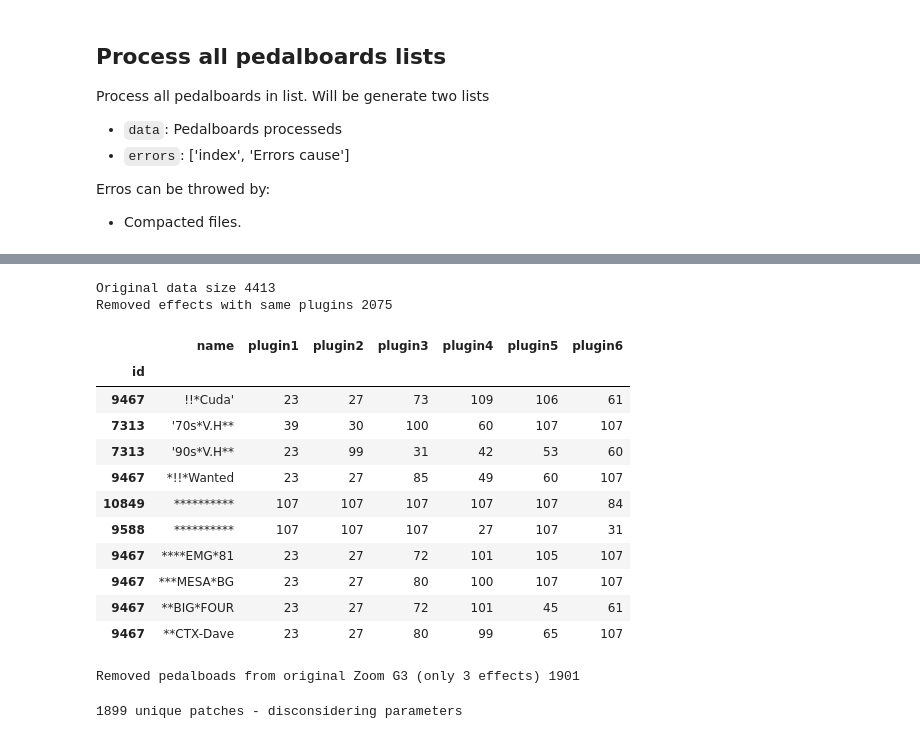
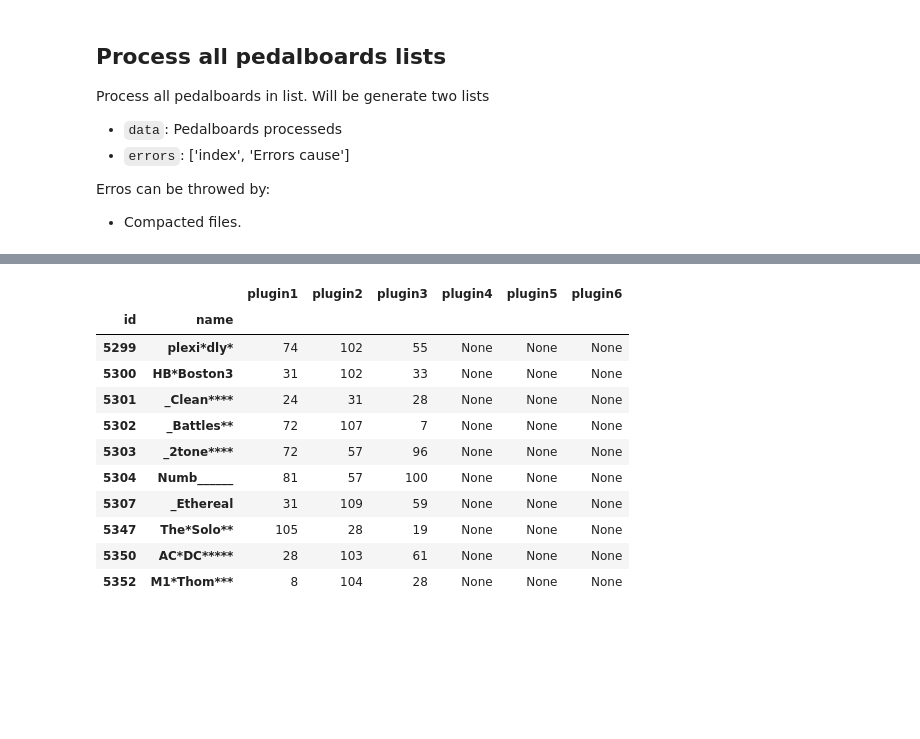
Before and after one commit to SrMouraSilva/ZoomG3-Patches, a Jupyter notebook: Processing_data_2_-_Collect_patches_data.ipynb, the cells around one changed output, grey strips where cells are left out. Cells and saved outputs as stored; diff of their text form; code cells hidden in the pictures; blank space fills up the shorter version.

Commit message:
Update patches. Rename data files

```diff
--- a/Processing_data_2_-_Collect_pedalboards_data.ipynb
+++ b/Processing_data_2_-_Collect_patches_data.ipynb
@@ -257,47 +242,20 @@ errors
 # %%
 labels = ['id', 'name', 'plugin1', 'plugin2', 'plugin3', 'plugin4', 'plugin5', 'plugin6']
 
-d = pd.DataFrame.from_records(data, columns=labels, index='id')
-print('Original data size', len(d))
-d = d.drop_duplicates(d.columns.difference(['name']))
-print('Removed effects with same plugins', len(d))
-d = d.sort_values('name')
+d = pd.DataFrame.from_records(data, columns=labels, index=['id', 'name'])
+d.to_csv('data/patches.csv')
 
 d.head(10)
 # %% [output]
-Original data size 4413
-Removed effects with same plugins 2075
-|  | name | plugin1 | plugin2 | plugin3 | plugin4 | plugin5 | plugin6 |
-| id |  |  |  |  |  |  |  |
-| 9467 | !!*Cuda' | 23 | 27 | 73 | 109 | 106 | 61 |
-| 7313 | '70s*V.H** | 39 | 30 | 100 | 60 | 107 | 107 |
-| 7313 | '90s*V.H** | 23 | 99 | 31 | 42 | 53 | 60 |
-| 9467 | *!!*Wanted | 23 | 27 | 85 | 49 | 60 | 107 |
-| 10849 | ********** | 107 | 107 | 107 | 107 | 107 | 84 |
-| 9588 | ********** | 107 | 107 | 107 | 27 | 107 | 31 |
-| 9467 | ****EMG*81 | 23 | 27 | 72 | 101 | 105 | 107 |
-| 9467 | ***MESA*BG | 23 | 27 | 80 | 100 | 107 | 107 |
-| 9467 | **BIG*FOUR | 23 | 27 | 72 | 101 | 45 | 61 |
-| 9467 | **CTX-Dave | 23 | 27 | 80 | 99 | 65 | 107 |
+|  |  | plugin1 | plugin2 | plugin3 | plugin4 | plugin5 | plugin6 |
+| id | name |  |  |  |  |  |  |
+| 5299 | plexi*dly* | 74 | 102 | 55 | None | None | None |
+| 5300 | HB*Boston3 | 31 | 102 | 33 | None | None | None |
+| 5301 | _Clean**** | 24 | 31 | 28 | None | None | None |
+| 5302 | _Battles** | 72 | 107 | 7 | None | None | None |
+| 5303 | _2tone**** | 72 | 57 | 96 | None | None | None |
+| 5304 | Numb______ | 81 | 57 | 100 | None | None | None |
+| 5307 | _Ethereal | 31 | 109 | 59 | None | None | None |
+| 5347 | The*Solo** | 105 | 28 | 19 | None | None | None |
+| 5350 | AC*DC***** | 28 | 103 | 61 | None | None | None |
+| 5352 | M1*Thom*** | 8 | 104 | 28 | None | None | None |
-# %%
-import operator
-import functools
-
-def columns_same_effect(effect):
-    columns = ['plugin{}'.format(i) for i in range(1, 7)]
-    return reduce(operator.and_, [d[column] == str(effect) for column in columns])
-
-# Replace all NaN to 107 - None
-#d = d.fillna('107')
-d = d[d['plugin6'].notnull()]
-print('Removed pedalboads from original Zoom G3 (only 3 effects)', len(d))
-# %% [output]
-Removed pedalboads from original Zoom G3 (only 3 effects) 1901
-# %%
-# Remove effects with all effects equals
-for i in range(117):
-    d = d[~columns_same_effect(i)]
-
-print(len(d), 'unique patches - disconsidering parameters')
-# %% [output]
-1899 unique patches - disconsidering parameters
```
Also changed, not shown: parts of 9 cells of this notebook, 18 other files.
